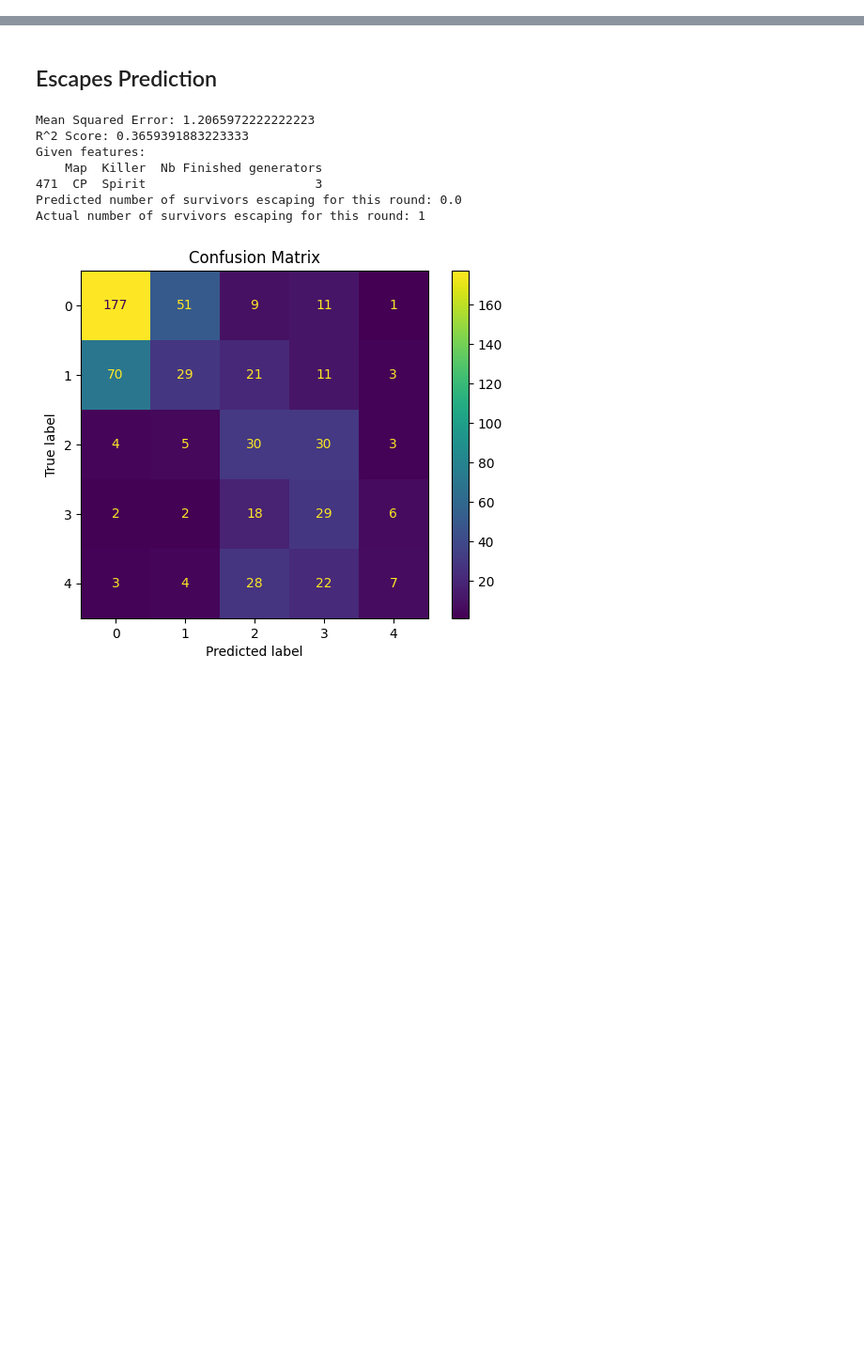
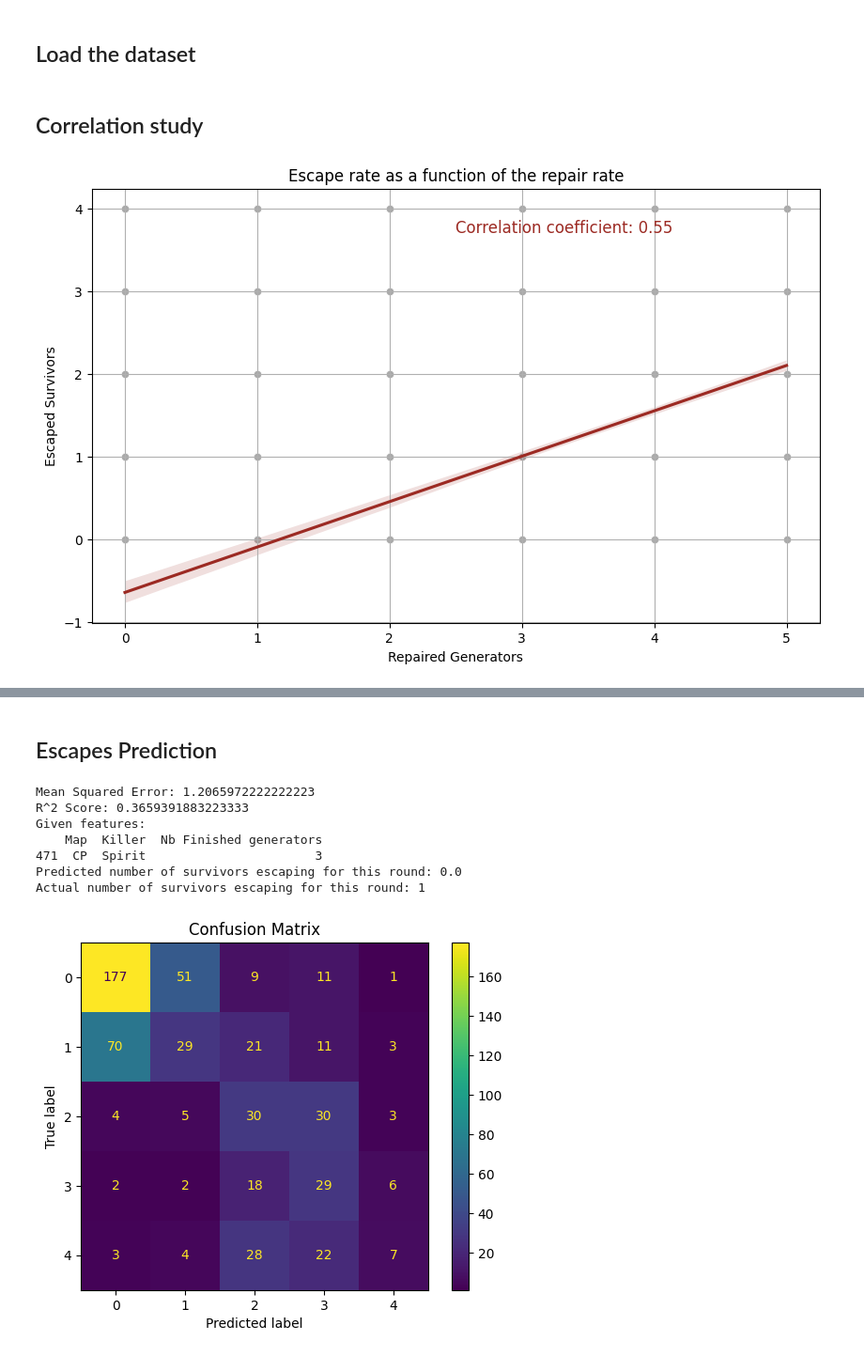
Before and after one commit to doubavitch/Dead-by-Daylight-Predictions, a Jupyter notebook: Dead by Daylight Predictions.ipynb, the cells around one changed output, grey strips where cells are left out. Shown: that part at 94% size. Drawn from its saved outputs; the diff is of its cells as text; code cells hidden in the pictures; blank space fills up the shorter version.

Commit message:
fixed correlation plots

```diff
--- a/Dead by Daylight Predictions.ipynb
+++ b/Dead by Daylight Predictions.ipynb
@@ -12,3 +13,37 @@ import joblib
 import matplotlib.pyplot as plt
 import warnings
 warnings.filterwarnings("ignore")
+# %% [markdown]
+## Load the dataset
+# %%
+# Load the dataset
+data = pd.read_csv('Dead by Daylight data.csv')
+# %% [markdown]
+## Correlation study
+# %%
+# Fit a linear regression model to get the slope
+X = data['Nb Finished generators'].values.reshape(-1, 1)
+y = data['Nb Escaped Survivors'].values
+reg = LinearRegression().fit(X, y)
+slope = reg.coef_[0]
+
+# Create a scatter plot with a linear regression line
+plt.figure(figsize=(10, 6))
+sns.scatterplot(x='Nb Finished generators', y='Nb Escaped Survivors', data=data, color='darkgray')
+sns.regplot(x='Nb Finished generators', y='Nb Escaped Survivors', data=data, scatter=False, color='#9C2A23')
+
+# Add grid
+plt.grid(True)
+
+# Add labels and title
+plt.xlabel('Repaired Generators')
+plt.ylabel('Escaped Survivors')
+plt.title('Escape rate as a function of the repair rate')
+
+# Annotate the plot with the slope value
+plt.text(0.5, 0.9, f'Correlation coefficient: {slope:.2f}', transform=plt.gca().transAxes, fontsize=12, color='#9C2A23')
+
+# Display the plot
+plt.show()
+# %% [output]
+[figure, added]
```
Also changed, not shown: parts of 9 cells of this notebook.
